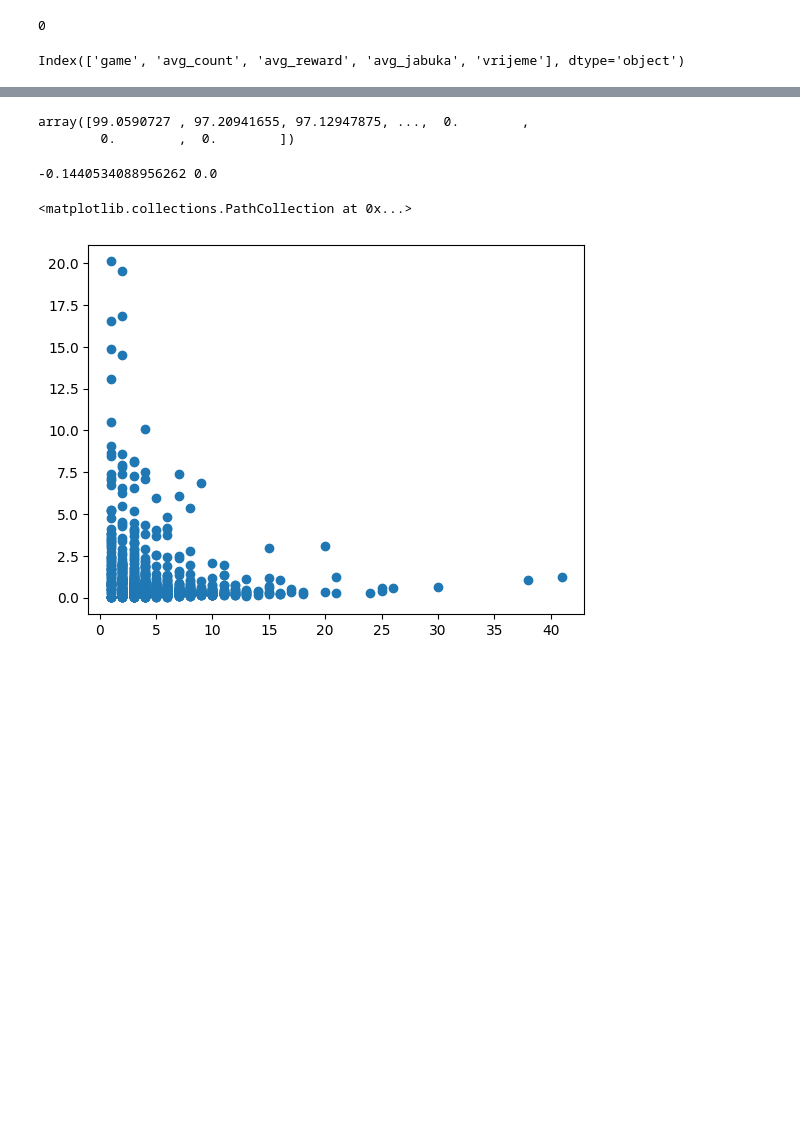
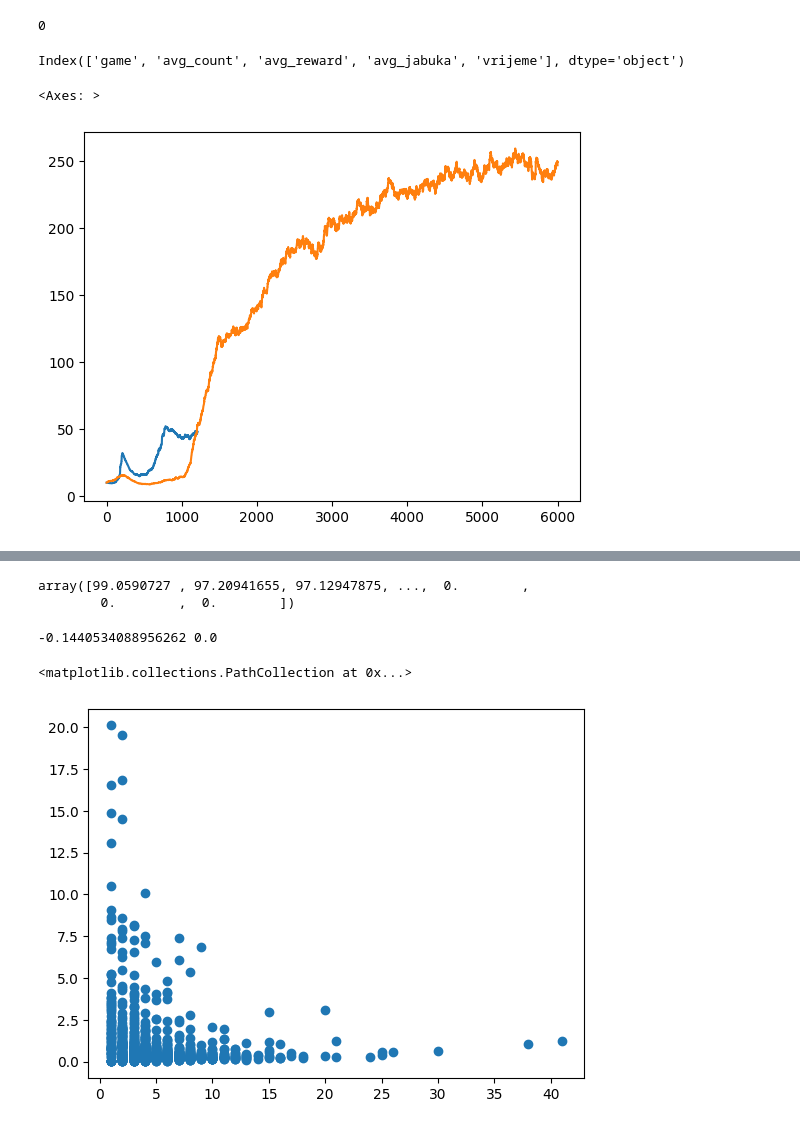
Before and after one commit to Lvlad0022/Diplomski, a Jupyter notebook: snake_biljeznica.ipynb, the cells around one changed output, grey strips where cells are left out. Cells and saved outputs as stored; diff of their text form; code cells hidden in the pictures; blank space fills up the shorter version.

```diff
--- a/snake_biljeznica.ipynb
+++ b/snake_biljeznica.ipynb
@@ -15,5 +17,11 @@ df1 = pd.read_csv(r"C:\Users\lovro\Desktop\snake\snake__polyakTrue_gamma0.99_dou
 df1.columns
 # %% [output]
 Index(['game', 'avg_count', 'avg_reward', 'avg_jabuka', 'vrijeme'], dtype='object')
+# %%
+(df1["avg_count"]).plot()
+(df2["avg_count"]).plot()
+# %% [output]
+<Axes: >
+[figure, added]
 # %%
 (df1["avg_jabuka"]).plot()
```
Also changed, not shown: parts of 5 cells of this notebook, 22 other files.
